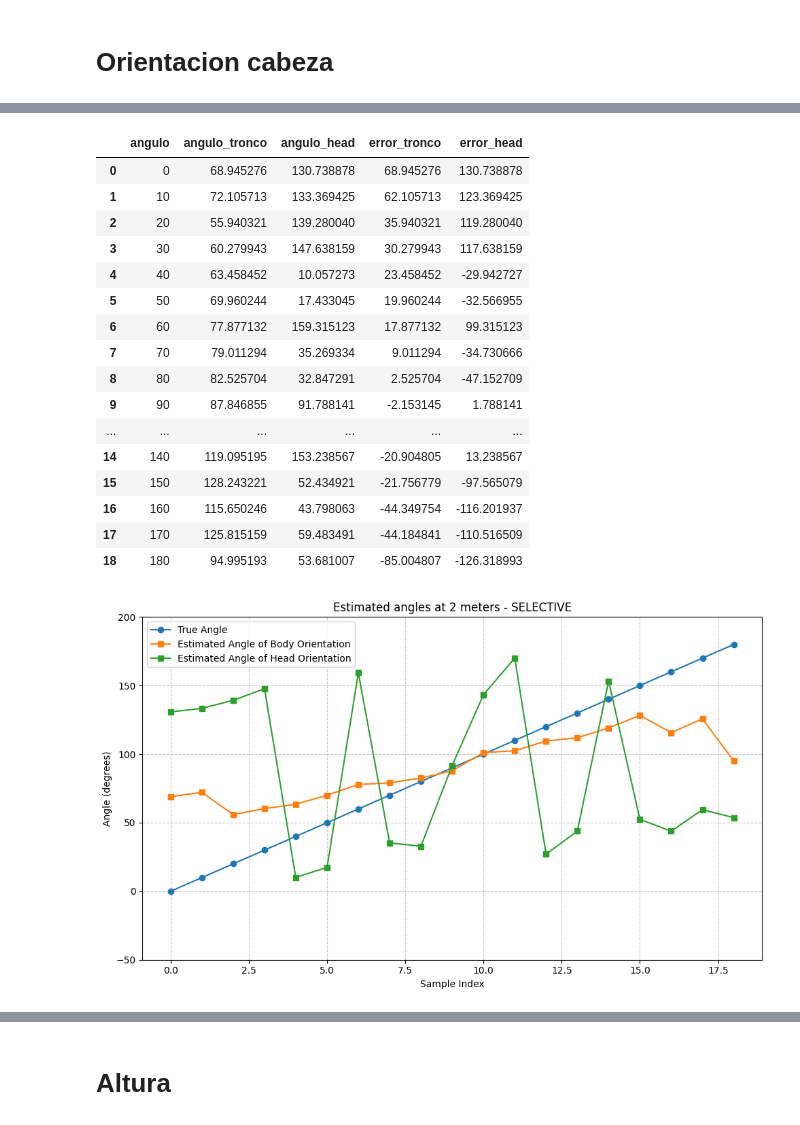
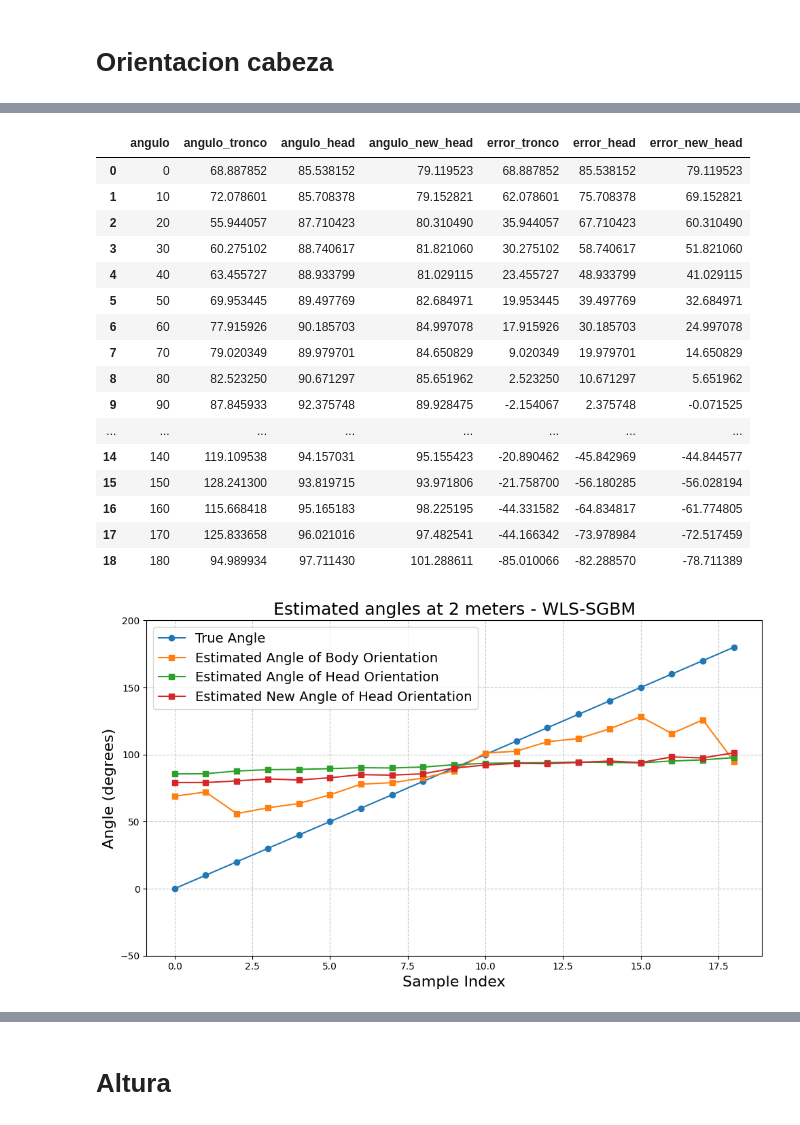
Before and after one commit to stevenaraujo98/integracion_pcl, a Jupyter notebook: get_res.ipynb, the cells around one changed output, grey strips where cells are left out. Cells and saved outputs as stored; diff of their text form; code cells hidden in the pictures.

```diff
--- a/get_res.ipynb
+++ b/get_res.ipynb
@@ -36,6 +38,6 @@ json = {"formas": {"3": {"300": {"C": [{"result": "l", "confidence": "94.6661829
 # %%
 method = "WLS-SGBM"
-method = "SELECTIVE"
+# method = "SELECTIVE-IGEV"
 # %% [markdown]
 # Formas
 # %%
@@ -727,14 +729,17 @@ for key in val_orientacion["200"].keys():
     if val_orientacion_cabeza["200"][key]:
         angulo_tronco = val_orientacion_cabeza["200"][key][0]["angulo_tronco"]
         angulo_head = val_orientacion_cabeza["200"][key][0]["angulo_head"]
+        angulo_new_head = val_orientacion_cabeza["200"][key][0]["angulo_new_head"]
     else:
         angulo_tronco = 0
         angulo_head = 0
+        angulo_new_head = 0
 
     data.append({
         "angulo": key,
         "angulo_tronco": angulo_tronco,
-        "angulo_head": angulo_head
+        "angulo_head": angulo_head,
+        "angulo_new_head": angulo_new_head
     })
 
 df_orientaciones_cabeza_200 = pd.DataFrame(data)
@@ -746,14 +751,17 @@ for key in val_orientacion["300"].keys():
     if val_orientacion_cabeza["300"][key]:
         angulo_tronco = val_orientacion_cabeza["300"][key][0]["angulo_tronco"]
         angulo_head = val_orientacion_cabeza["300"][key][0]["angulo_head"]
+        angulo_new_head = val_orientacion_cabeza["300"][key][0]["angulo_new_head"]
     else:
         angulo_tronco = 0
         angulo_head = 0
+        angulo_new_head = 0
 
     data.append({
         "angulo": key,
         "angulo_tronco": angulo_tronco,
-        "angulo_head": angulo_head
+        "angulo_head": angulo_head,
+        "angulo_new_head": angulo_new_head
     })
 
 df_orientaciones_cabeza_300 = pd.DataFrame(data)
@@ -765,14 +773,17 @@ for key in val_orientacion["400"].keys():
     if val_orientacion_cabeza["400"][key]:
         angulo_tronco = val_orientacion_cabeza["400"][key][0]["angulo_tronco"]
         angulo_head = val_orientacion_cabeza["400"][key][0]["angulo_head"]
+        angulo_new_head = val_orientacion_cabeza["400"][key][0]["angulo_new_head"]
     else:
         angulo_tronco = 0
         angulo_head = 0
+        angulo_new_head = 0
 
     data.append({
         "angulo": key,
         "angulo_tronco": angulo_tronco,
-        "angulo_head": angulo_head
+        "angulo_head": angulo_head,
+        "angulo_new_head": angulo_new_head
     })
 
 df_orientaciones_cabeza_400 = pd.DataFrame(data)
@@ -799,57 +810,60 @@ df_orientaciones_cabeza_200
 # %%
 df_orientaciones_cabeza_200["error_tronco"] = df_orientaciones_cabeza_200["angulo_tronco"] - df_orientaciones_cabeza_200["angulo"].astype(int)
 df_orientaciones_cabeza_200["error_head"] = df_orientaciones_cabeza_200["angulo_head"] - df_orientaciones_cabeza_200["angulo"].astype(int)
+df_orientaciones_cabeza_200["error_new_head"] = df_orientaciones_cabeza_200["angulo_new_head"] - df_orientaciones_cabeza_200["angulo"].astype(int)
 df_orientaciones_cabeza_200
 # %% [output]
-|  | angulo | angulo_tronco | angulo_head | error_tronco | error_head |
-| 0 | 0 | 68.945276 | 130.738878 | 68.945276 | 130.738878 |
-| 1 | 10 | 72.105713 | 133.369425 | 62.105713 | 123.369425 |
-| 2 | 20 | 55.940321 | 139.280040 | 35.940321 | 119.280040 |
-| 3 | 30 | 60.279943 | 147.638159 | 30.279943 | 117.638159 |
-| 4 | 40 | 63.458452 | 10.057273 | 23.458452 | -29.942727 |
-| 5 | 50 | 69.960244 | 17.433045 | 19.960244 | -32.566955 |
-| 6 | 60 | 77.877132 | 159.315123 | 17.877132 | 99.315123 |
-| 7 | 70 | 79.011294 | 35.269334 | 9.011294 | -34.730666 |
-| 8 | 80 | 82.525704 | 32.847291 | 2.525704 | -47.152709 |
-| 9 | 90 | 87.846855 | 91.788141 | -2.153145 | 1.788141 |
-| ... | ... | ... | ... | ... | ... |
-| 14 | 140 | 119.095195 | 153.238567 | -20.904805 | 13.238567 |
-| 15 | 150 | 128.243221 | 52.434921 | -21.756779 | -97.565079 |
-| 16 | 160 | 115.650246 | 43.798063 | -44.349754 | -116.201937 |
-| 17 | 170 | 125.815159 | 59.483491 | -44.184841 | -110.516509 |
-| 18 | 180 | 94.995193 | 53.681007 | -85.004807 | -126.318993 |
+|  | angulo | angulo_tronco | angulo_head | angulo_new_head | error_tronco | error_head | error_new_head |
+| 0 | 0 | 68.887852 | 85.538152 | 79.119523 | 68.887852 | 85.538152 | 79.119523 |
+| 1 | 10 | 72.078601 | 85.708378 | 79.152821 | 62.078601 | 75.708378 | 69.152821 |
+| 2 | 20 | 55.944057 | 87.710423 | 80.310490 | 35.944057 | 67.710423 | 60.310490 |
+| 3 | 30 | 60.275102 | 88.740617 | 81.821060 | 30.275102 | 58.740617 | 51.821060 |
+| 4 | 40 | 63.455727 | 88.933799 | 81.029115 | 23.455727 | 48.933799 | 41.029115 |
+| 5 | 50 | 69.953445 | 89.497769 | 82.684971 | 19.953445 | 39.497769 | 32.684971 |
+| 6 | 60 | 77.915926 | 90.185703 | 84.997078 | 17.915926 | 30.185703 | 24.997078 |
+| 7 | 70 | 79.020349 | 89.979701 | 84.650829 | 9.020349 | 19.979701 | 14.650829 |
+| 8 | 80 | 82.523250 | 90.671297 | 85.651962 | 2.523250 | 10.671297 | 5.651962 |
+| 9 | 90 | 87.845933 | 92.375748 | 89.928475 | -2.154067 | 2.375748 | -0.071525 |
+| ... | ... | ... | ... | ... | ... | ... | ... |
+| 14 | 140 | 119.109538 | 94.157031 | 95.155423 | -20.890462 | -45.842969 | -44.844577 |
+| 15 | 150 | 128.241300 | 93.819715 | 93.971806 | -21.758700 | -56.180285 | -56.028194 |
+| 16 | 160 | 115.668418 | 95.165183 | 98.225195 | -44.331582 | -64.834817 | -61.774805 |
+| 17 | 170 | 125.833658 | 96.021016 | 97.482541 | -44.166342 | -73.978984 | -72.517459 |
+| 18 | 180 | 94.989934 | 97.711430 | 101.288611 | -85.010066 | -82.288570 | -78.711389 |
 # %%
 # grafica el angulo de Y, con valores en x de los indices de df_orientaciones_200
 # plt.plot(df_orientaciones_200["angulo_tronco"])
 # plt.plot(df_orientaciones_200["angulo"].astype(int))
 
 # Crear la figura y los ejes
 fig, ax = plt.subplots(figsize=(10, 6))
 
 # Graficar ambas líneas
 ax.plot(df_orientaciones_cabeza_200.index, df_orientaciones_cabeza_200["angulo"].astype(int), label='True Angle', marker='o')
 ax.plot(df_orientaciones_cabeza_200.index, df_orientaciones_cabeza_200["angulo_tronco"], label='Estimated Angle of Body Orientation', marker='s')
 ax.plot(df_orientaciones_cabeza_200.index, df_orientaciones_cabeza_200["angulo_head"], label='Estimated Angle of Head Orientation', marker='s')
+ax.plot(df_orientaciones_cabeza_200.index, df_orientaciones_cabeza_200["angulo_new_head"], label='Estimated New Angle of Head Orientation', marker='s')
+
 
 # Configurar el título y las etiquetas de los ejes
-ax.set_title('Estimated angles at 2 meters - ' + method)
-ax.set_xlabel('Sample Index')
-ax.set_ylabel('Angle (degrees)')
+ax.set_title('Estimated angles at 2 meters - ' + method, fontsize=18)
+ax.set_xlabel('Sample Index', fontsize=16)
+ax.set_ylabel('Angle (degrees)', fontsize=16)
 
 # y vaya de entre 100 y 200
 plt.ylim(-50, 200)
 
 # Añadir una leyenda
-ax.legend()
+ax.legend(fontsize=14)
 
 # Añadir una cuadrícula para mejor lectura
 ax.grid(True, linestyle='--', alpha=0.7)
 
 # Ajustar el diseño y mostrar la gráfica
 plt.tight_layout()
 plt.show()
 # %% [output]
-[figure, old version]
+[figure, new version]
 # %%
 df_orientaciones_cabeza_300
 # %% [output]
```
Also changed, not shown: parts of 38 cells of this notebook, 7 other files.
